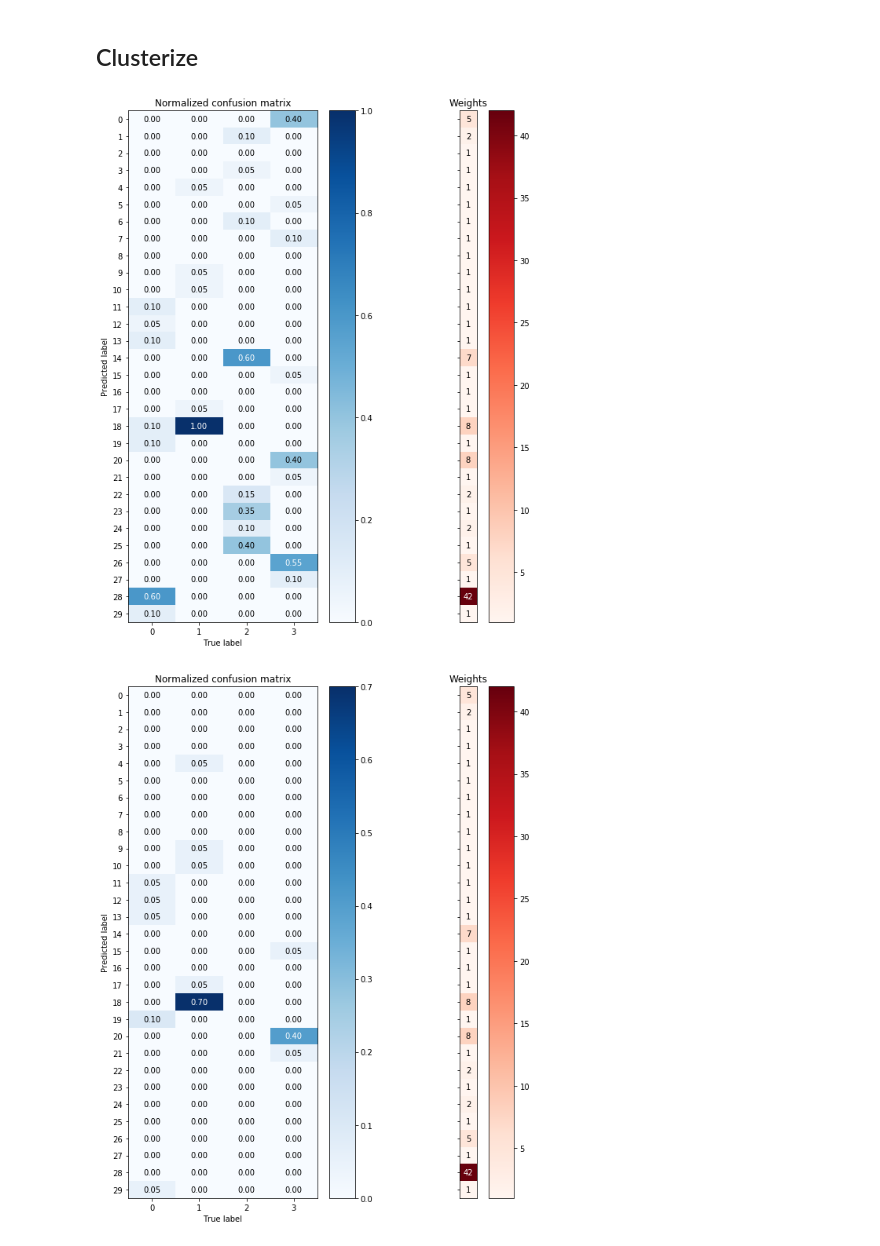
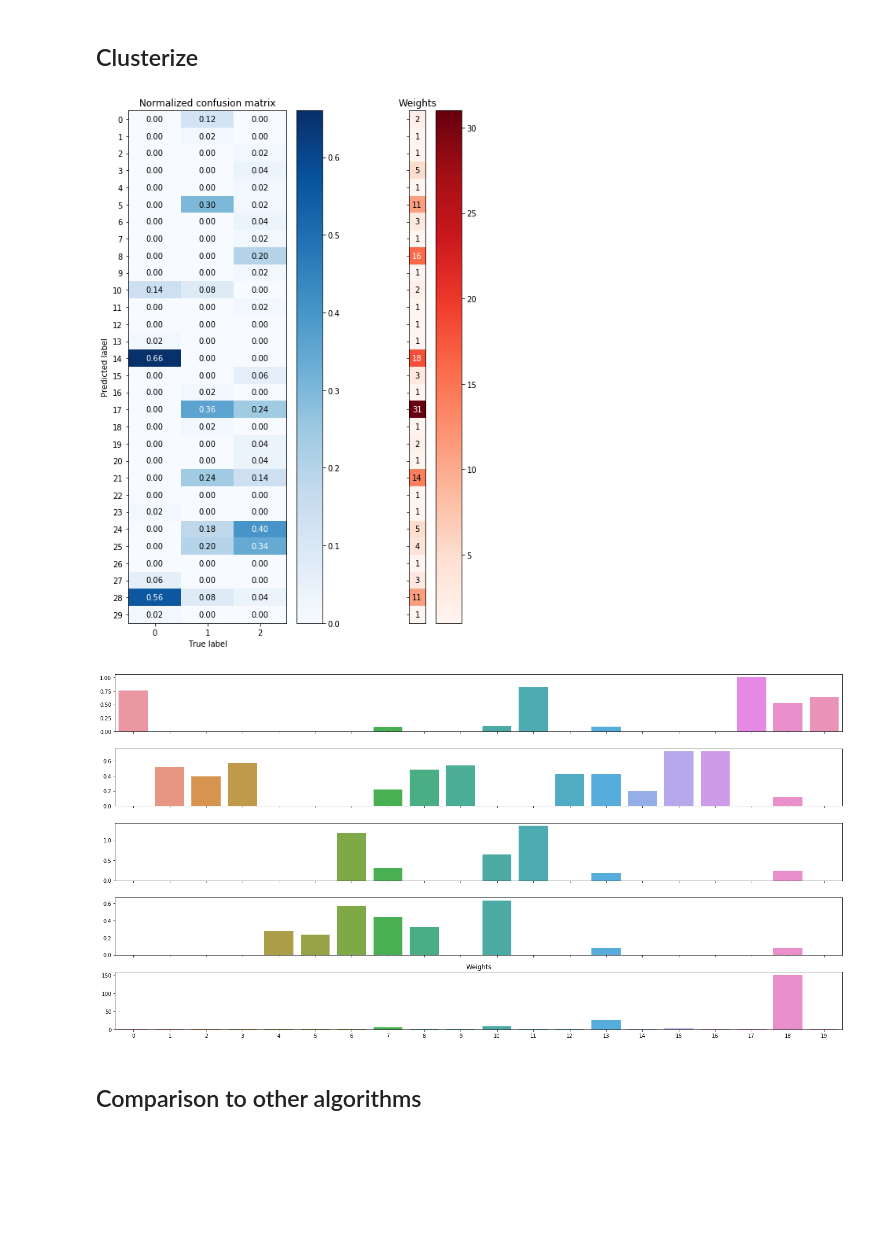
Before and after one commit to lashoun/contrast-learning, a Jupyter notebook: second_draft.ipynb, the cells around one changed output. Saved outputs shown, nothing was run; the diff lists cells and outputs as text; code cells hidden in the pictures; blank space fills up the shorter version.

Commit message:
first contrasts

```diff
--- a/second_draft.ipynb
+++ b/second_draft.ipynb
@@ -54,7 +54,7 @@ METADATA = {
     'Cards_truncated': ('Cards', '.csv', 'data/', 1, (2, 7))
 }
 
-SHOULD_LOAD_DATASET = 1  # 0 to generate, 1 to load csv, 2 to load sklearn
+SHOULD_LOAD_DATASET = 2  # 0 to generate, 1 to load csv, 2 to load sklearn
 
 if SHOULD_LOAD_DATASET == 1:
     NAME = 'Cards'
@@ -66,9 +66,10 @@ elif SHOULD_LOAD_DATASET == 0:
     DATASET_PATH = 'data/'
     DATASET_NAME = 'dummy'
 elif SHOULD_LOAD_DATASET == 2:
-    load_dataset = load_wine
+    from sklearn.datasets import load_iris
+    load_dataset = load_iris
     DATASET_PATH = 'data/'
-    DATASET_NAME = 'wine'
+    DATASET_NAME = 'iris'
 
 PRINT_METRICS_DEFINED = False
 
@@ -135,7 +136,7 @@ elif SHOULD_LOAD_DATASET == 1:
     data = df1_np[:, start:end].astype('float')
     clusters_true = df1_np[:, DATASET_CLUSTER_COLUMN_INDEX]
 elif SHOULD_LOAD_DATASET == 2:
-    dataset = load_wine()
+    dataset = load_dataset()
     data = dataset["data"]
     clusters_true = dataset["target"]
 
@@ -143,6 +144,12 @@ elif SHOULD_LOAD_DATASET == 2:
 assert data is not None, 'data is None'
 assert clusters_true is not None, 'clusters_true is None'
 
+# clusters_true2 will contain ids instead of labels
+ids = collections.defaultdict(functools.partial(next,
+                                                itertools.count()))
+clusters_true2 = np.array([ids[label] for label in clusters_true])
+nb_clusters_true = np.max(clusters_true2) + 1
+
 # print(data)
 # print(clusters_true)
 # %% [markdown]
@@ -395,35 +471,39 @@ def data_func(j, f):
 # %% [markdown]
 ## Clusterize
 # %%
-ca = ContrastAgent(eps=0.01,
-                   maxi=2.5,
+ca = ContrastAgent(cmemory_size=20,
+                   eps=0.01,
+                   maxi=1,
                    memory_size=30,
                    mini=1,
                    nb_closest=4,
-                   nb_winners=1,
+                   nb_winners=2,
                    update_method=2)
 
+NB_REPETITIONS = 5
 SHUFFLE_DATA_ENABLED = 1
-if SHUFFLE_DATA_ENABLED:
-    shuffled_data = shuffle(new_data)
-    ca.feed_data_online(shuffled_data)
-else:
-    ca.feed_data_online(new_data)
+for i in range(NB_REPETITIONS):
+    if SHUFFLE_DATA_ENABLED:
+        shuffled_data = shuffle(new_data)
+        ca.feed_data_online(shuffled_data, 1)
+    else:
+        ca.feed_data_online(new_data, 1)
 
-
-def print_metrics(method="closest", nb_winners=4):
-    if clusters_true is not None:
-        # clusters_true2 will contain ids instead of labels
-        ids = collections.defaultdict(functools.partial(next,
-                                                        itertools.count()))
-        clusters_true2 = np.array([ids[label] for label in clusters_true])
+def print_metrics(method="closest", nb_winners=4, tolerance=2.5, nb_print=20):
+    """
+    nb_winners only relevant for method "closest"
+    tolerance only relevant for method "all"
+    """
     ca.print_confusion_matrix(new_data, clusters_true2, method=method,
-                              nb_winners=nb_winners)
+                              nb_winners=nb_winners, tolerance=tolerance)
+    ca.print_contrasts(nb_print=nb_print)
 
 
 PRINT_METRICS_DEFINED = True
 print_metrics(method="closest", nb_winners=2)
-print_metrics(method="all")
+# print_metrics(method="all", tolerance=2)
 # %% [output]
-[figure, old version]
+[figure, new version]
-[figure, old version]
+[figure, new version]
+# %% [markdown]
+## Comparison to other algorithms
```
Also changed, not shown: parts of 9 cells of this notebook, 2 other files.
